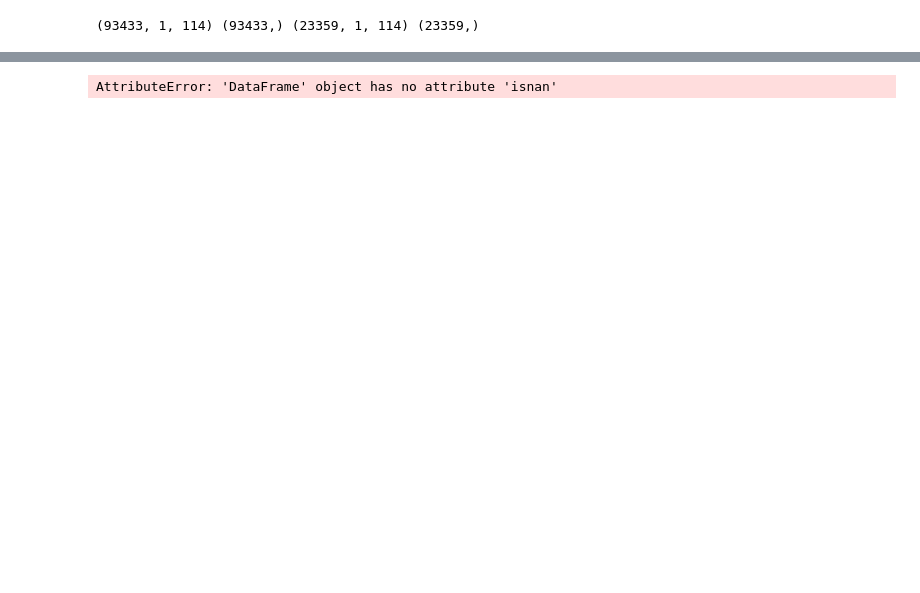
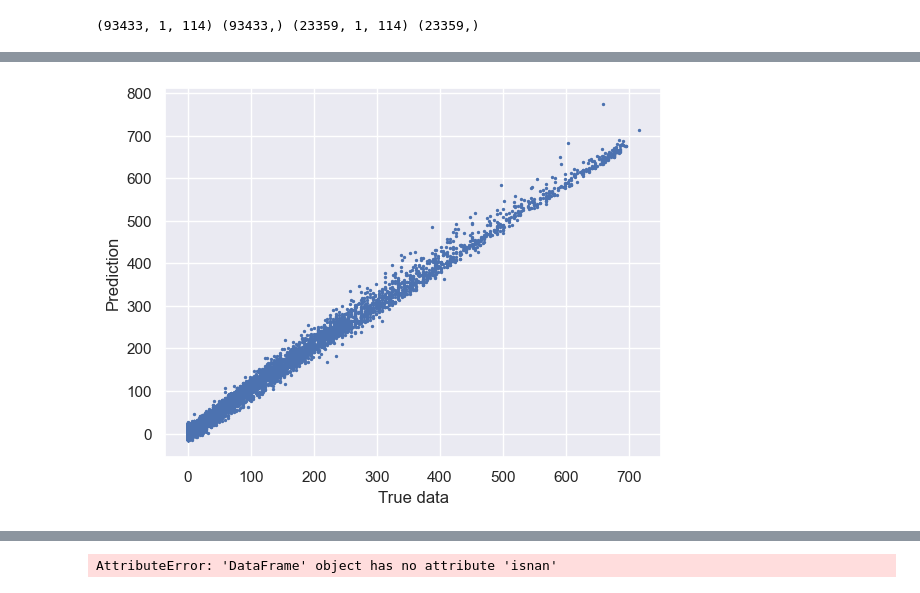
Before and after one commit to hugokerino/Energy-forecasting-NTNU, a Jupyter notebook: data/Hugo/notebook_hugo.ipynb, the cells around one changed output, grey strips where cells are left out. Cells and saved outputs as stored; diff of their text form; code cells hidden in the pictures; blank space fills up the shorter version.

```diff
--- a/data/Hugo/notebook_hugo.ipynb
+++ b/data/Hugo/notebook_hugo.ipynb
@@ -672,0 +699,7 @@ ValueError: operands could not be broadcast together with shapes (23359,114) (38
+# %%
+plt.scatter(inv_y, inv_yhat, s=2)
+plt.xlabel("True data")
+plt.ylabel("Prediction")
+plt.show()
+# %% [output]
+[figure, added]
```
Also changed, not shown: parts of 18 cells of this notebook.
